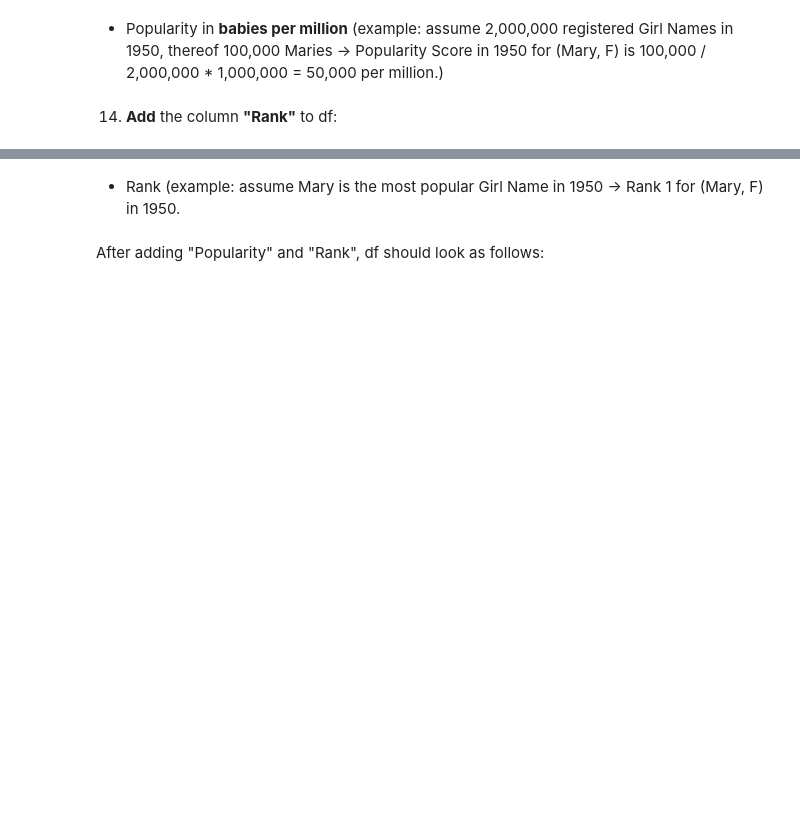
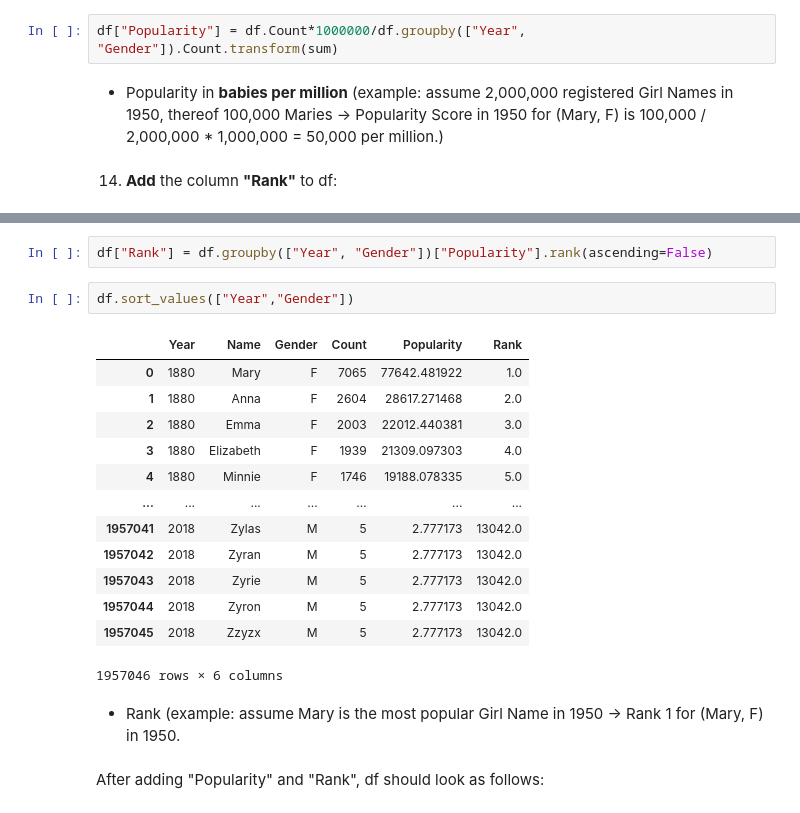
Before and after one commit to qviet1602/Python_project, a Jupyter notebook: Project_07_Materials/Project_07_ProjectBrief_blank.ipynb, the cells around one changed output, grey strips where cells are left out. Saved outputs shown, nothing was run; the diff lists cells and outputs as text; blank space fills up the shorter version.

```diff
--- a/Project_07_Materials/Project_07_ProjectBrief_blank.ipynb
+++ b/Project_07_Materials/Project_07_ProjectBrief_blank.ipynb
@@ -241,6 +242,8 @@ Name: Name, Length: 139, dtype: int64
 ## Creating the Features "Popularity" and "Rank"
 # %% [markdown]
 13. __Add__ the column __"Popularity"__ to df: <br>
+# %%
+df["Popularity"] = df.Count*1000000/df.groupby(["Year", "Gender"]).Count.transform(sum)
 # %% [markdown]
 - Popularity in __babies per million__ (example: assume 2,000,000 registered Girl Names in 1950, thereof 100,000 Maries -> Popularity Score in 1950 for (Mary, F) is 100,000 / 2,000,000 * 1,000,000 = 50,000 per million.)
 # %% [markdown]
@@ -248,3 +266,21 @@ Name: Name, Length: 139, dtype: int64
+# %%
+df["Rank"] = df.groupby(["Year", "Gender"])["Popularity"].rank(ascending=False)
+# %%
+df.sort_values(["Year","Gender"])
+# %% [output]
+|  | Year | Name | Gender | Count | Popularity | Rank |
+| 0 | 1880 | Mary | F | 7065 | 77642.481922 | 1.0 |
+| 1 | 1880 | Anna | F | 2604 | 28617.271468 | 2.0 |
+| 2 | 1880 | Emma | F | 2003 | 22012.440381 | 3.0 |
+| 3 | 1880 | Elizabeth | F | 1939 | 21309.097303 | 4.0 |
+| 4 | 1880 | Minnie | F | 1746 | 19188.078335 | 5.0 |
+| ... | ... | ... | ... | ... | ... | ... |
+| 1957041 | 2018 | Zylas | M | 5 | 2.777173 | 13042.0 |
+| 1957042 | 2018 | Zyran | M | 5 | 2.777173 | 13042.0 |
+| 1957043 | 2018 | Zyrie | M | 5 | 2.777173 | 13042.0 |
+| 1957044 | 2018 | Zyron | M | 5 | 2.777173 | 13042.0 |
+| 1957045 | 2018 | Zzyzx | M | 5 | 2.777173 | 13042.0 |
+1957046 rows × 6 columns
 # %% [markdown]
 - Rank (example: assume Mary is the most popular Girl Name in 1950 -> Rank 1 for (Mary, F) in 1950.
 # %% [markdown]
```
Also changed, not shown: parts of 14 cells of this notebook.
